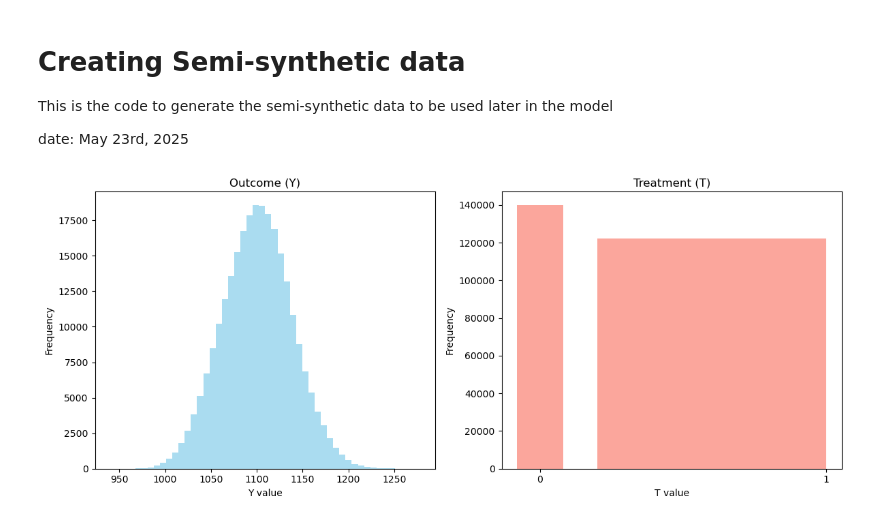
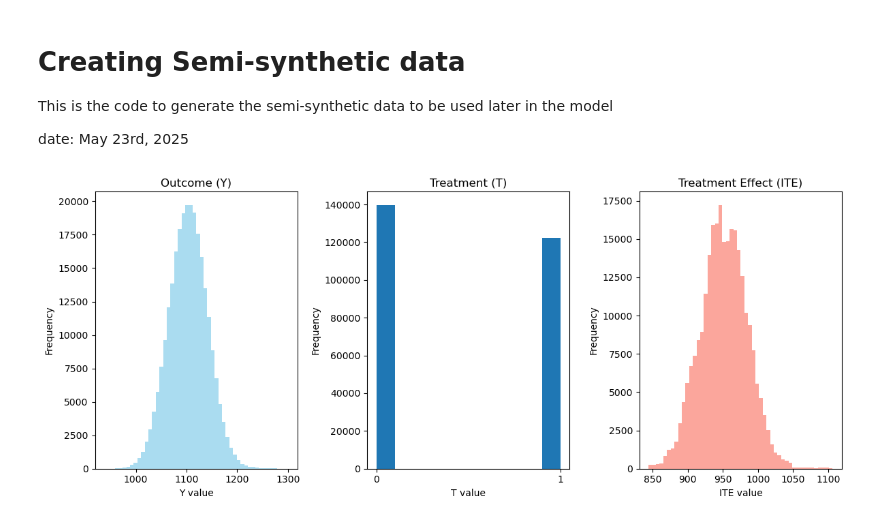
Before and after one commit to SMalaekeh/ImageTRT, a Jupyter notebook: synthetic_data_gaussian.ipynb, the cells around one changed output. Drawn from its saved outputs; the diff is of its cells as text; code cells hidden in the pictures.

```diff
--- a/synthetic_data_gaussian.ipynb
+++ b/synthetic_data_gaussian.ipynb
@@ -91,28 +91,35 @@ Y = (
 # %%
 # Flatten for plotting
 T_flat = T.ravel()
 Y_flat = Y.ravel()
 
 # Plot two separate histograms
-fig, axes = plt.subplots(1, 2, figsize=(12, 5))
+fig, axes = plt.subplots(1, 3, figsize=(12, 5))
 
 # Outcome histogram
 axes[0].hist(Y_flat, bins=50, alpha=0.7, color='skyblue')
 axes[0].set_title('Outcome (Y)')
 axes[0].set_xlabel('Y value')
 axes[0].set_ylabel('Frequency')
 
 # Treatment histogram
 axes[1].hist(T_flat)
 axes[1].set_title('Treatment (T)')
 axes[1].set_xlabel('T value')
 axes[1].set_ylabel('Frequency')
 axes[1].set_xticks([0, 1])
 
+# Treatment histogram
+axes[2].hist(ITE.ravel(), bins=50, alpha=0.7, color='salmon')
+axes[2].set_title('Treatment Effect (ITE)')
+axes[2].set_xlabel('ITE value')
+axes[2].set_ylabel('Frequency')
+
+
 plt.tight_layout()
 plt.show()
 # %% [output]
-[figure, old version]
+[figure, new version]
 # %%
 # Visualize the generated fields
 fig, axes = plt.subplots(2, 4, figsize=(12, 8))
```
Also changed, not shown: parts of 3 cells of this notebook, 1 other file.
